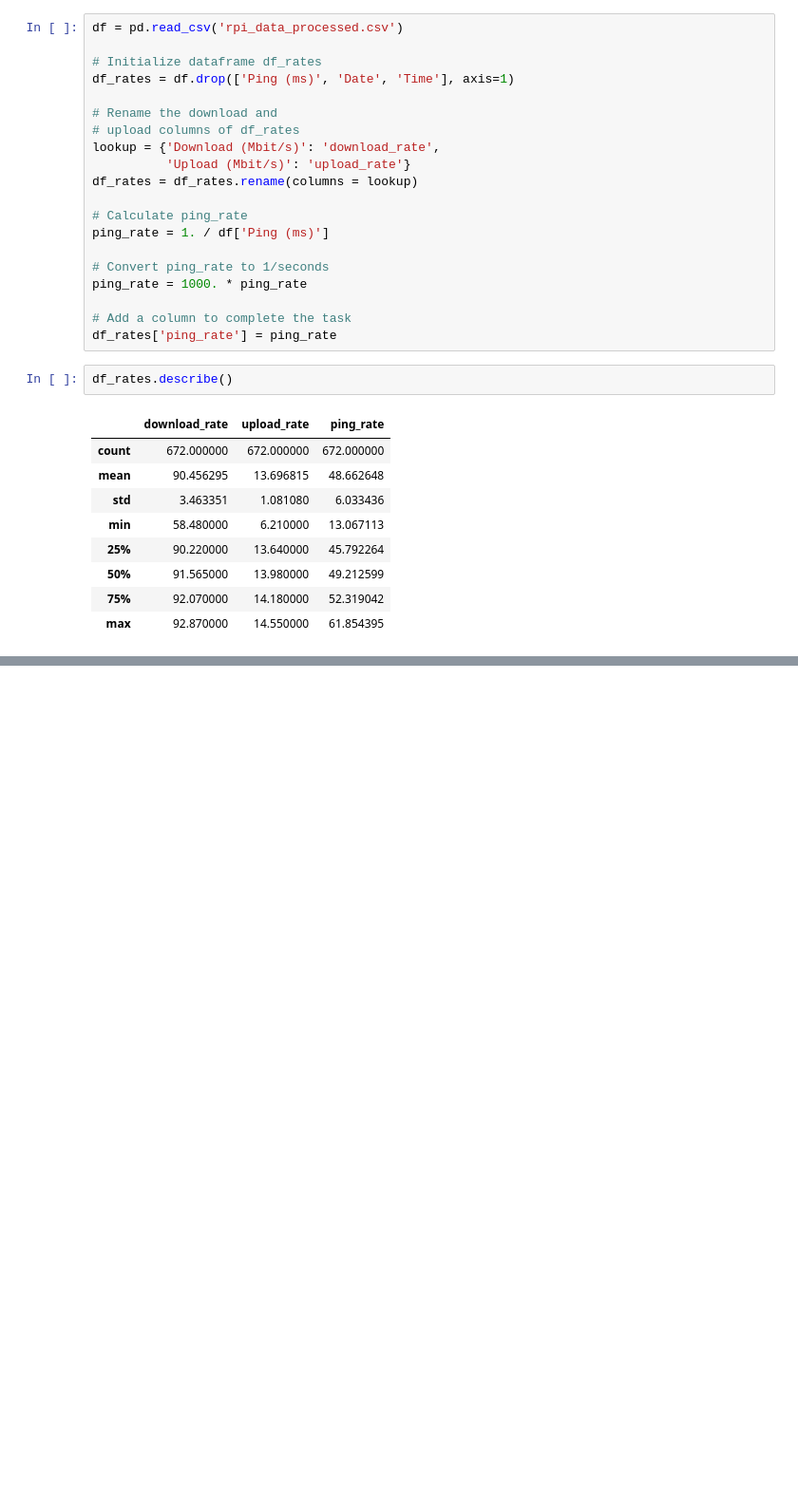
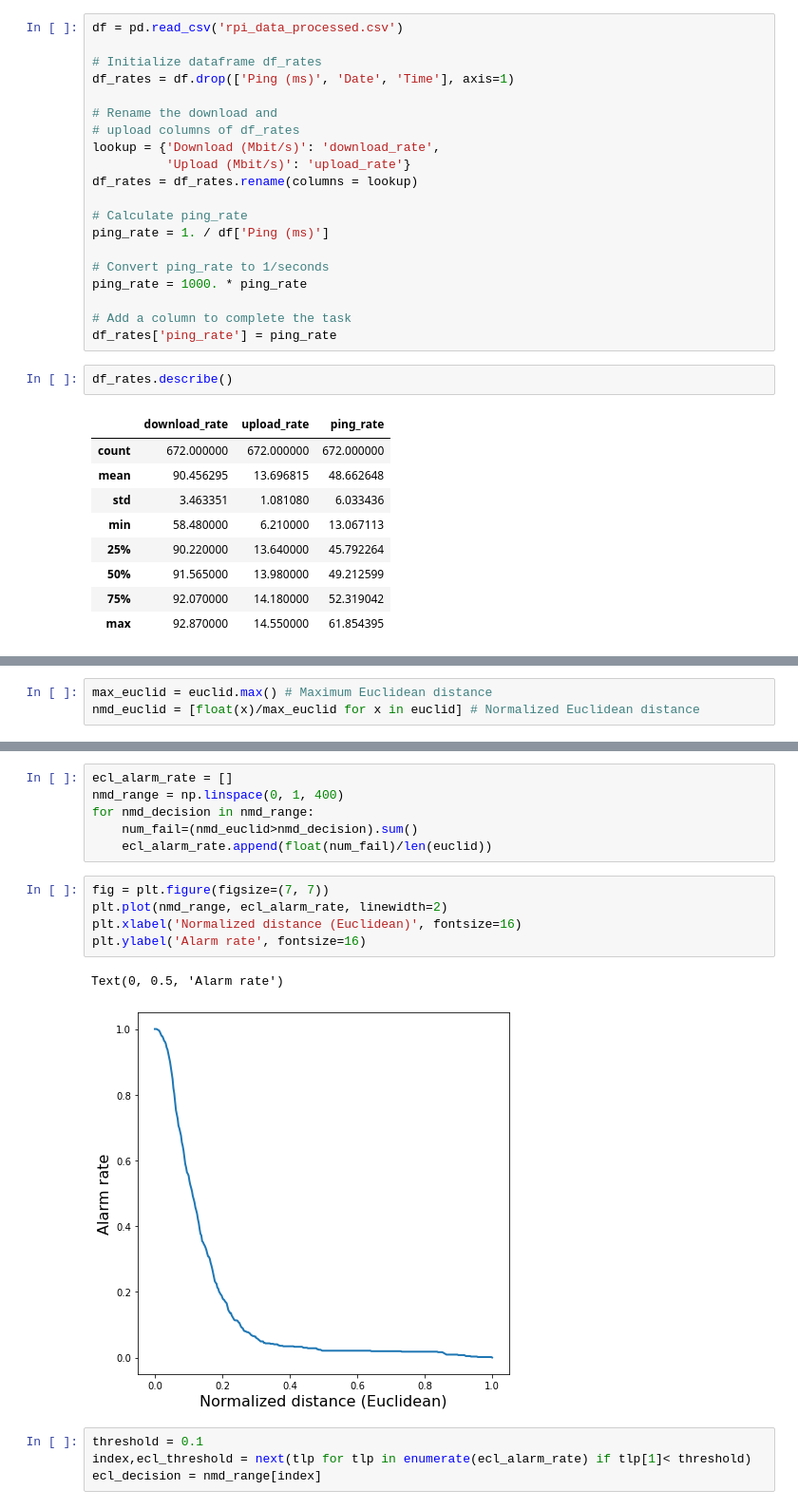
Before and after one commit to FranciscoFavela/Analisis-De-Datos-Masivos, a Jupyter notebook: Unidad 4/Práctica de laboratorio Detección de anomalías en medidores de Internet.ipynb, the cells around one changed output, grey strips where cells are left out. Shown at 95% size. Drawn from its saved outputs; the diff is of its cells as text; blank space fills up the shorter version.

```diff
--- a/Unidad 4/Práctica de laboratorio Detección de anomalías en medidores de Internet.ipynb
+++ b/Unidad 4/Práctica de laboratorio Detección de anomalías en medidores de Internet.ipynb
@@ -45,0 +89,3 @@ df_rates.describe()
+# %%
+max_euclid = euclid.max() # Maximum Euclidean distance
+nmd_euclid = [float(x)/max_euclid for x in euclid] # Normalized Euclidean distance
@@ -45,0 +112,18 @@ df_rates.describe()
+# %%
+ecl_alarm_rate = []
+nmd_range = np.linspace(0, 1, 400)
+for nmd_decision in nmd_range:
+    num_fail=(nmd_euclid>nmd_decision).sum()
+    ecl_alarm_rate.append(float(num_fail)/len(euclid))
+# %%
+fig = plt.figure(figsize=(7, 7))
+plt.plot(nmd_range, ecl_alarm_rate, linewidth=2)
+plt.xlabel('Normalized distance (Euclidean)', fontsize=16)
+plt.ylabel('Alarm rate', fontsize=16)
+# %% [output]
+Text(0, 0.5, 'Alarm rate')
+[figure, added]
+# %%
+threshold = 0.1
+index,ecl_threshold = next(tlp for tlp in enumerate(ecl_alarm_rate) if tlp[1]< threshold)
+ecl_decision = nmd_range[index]
```
Also changed, not shown: parts of 10 cells of this notebook, 1 other file.
